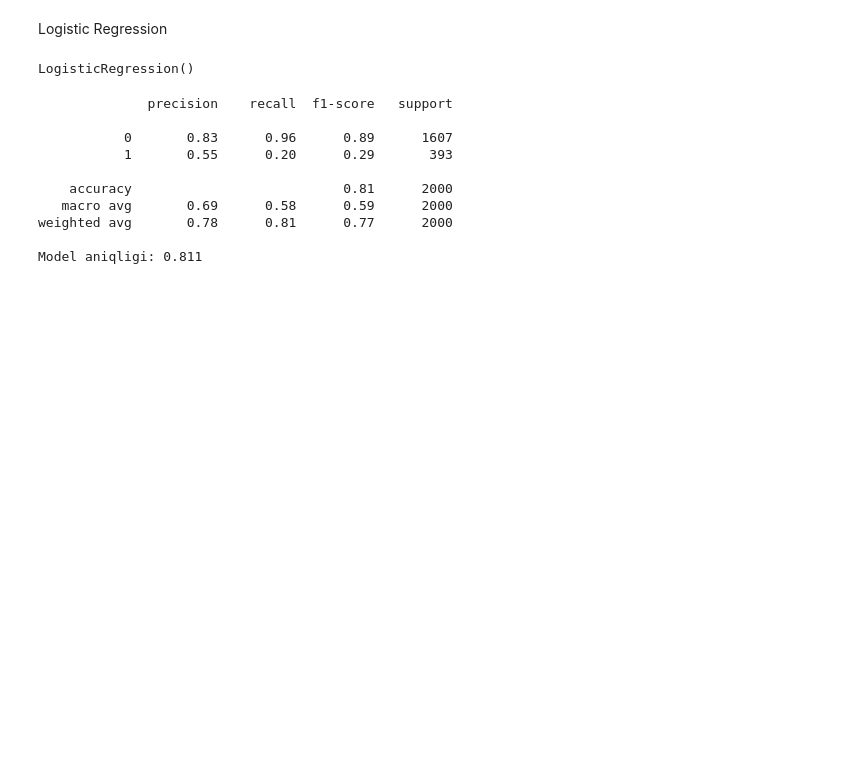
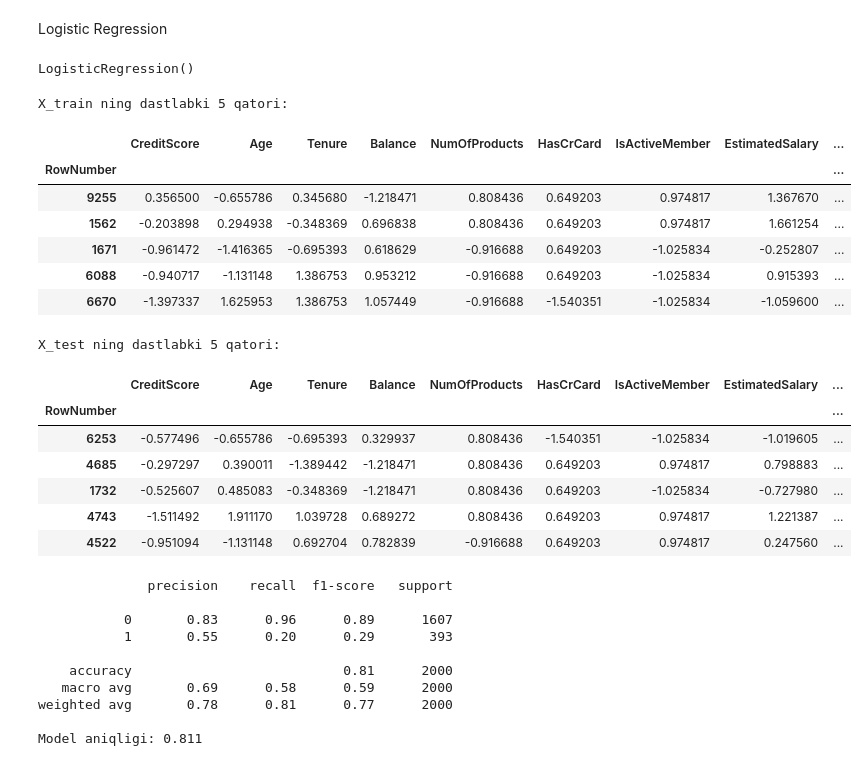
Before and after one commit to abdirimoof/ML, a Jupyter notebook: CUSTOMER_CHURN.ipynb, the cells around one changed output. Saved outputs shown, nothing was run; the diff lists cells and outputs as text; code cells hidden in the pictures; blank space fills up the shorter version.

```diff
--- a/CUSTOMER_CHURN.ipynb
+++ b/CUSTOMER_CHURN.ipynb
@@ -295,13 +305,12 @@ Mavjud bo'lmagan qatorlar %: 0.0%
 # Ma'lumotlarni training va test to'plamlariga ajratish
 X = df.drop('Exited', axis=1)
 y = df['Exited']
-scaler = StandardScaler()
-X = scaler.fit_transform(X)
 
-X_train, X_test, y_train, y_test = train_test_split(X, y, test_size=0.2, random_state=42)
 
-print(f"X_train shakli: {X_train.shape}")
-print(f"X_test shakli: {X_test.shape}")
+X_trains, X_tests, y_train, y_test = train_test_split(X, y, test_size=0.2, random_state=42)
+
+print(f"X_train shakli: {X_trains.shape}")
+print(f"X_test shakli: {X_tests.shape}")
 print(f"y_train shakli: {y_train.shape}")
 print(f"y_test shakli: {y_test.shape}")
 # %% [output]
@@ -317,3 +321,13 @@ Mounted at /content/drive
+# %%
+from IPython.display import display # 'display' funksiyasini qayta import qilish
+
+scaler = StandardScaler()
+X_train = scaler.fit_transform(X_trains)
+X_test = scaler.transform(X_tests)
+
+# Scaled ma'lumotlarni DataFrame'ga qaytarish (agar kerak bo'lsa)
+X_train = pd.DataFrame(X_train, columns=X_trains.columns, index=X_trains.index)
+X_test = pd.DataFrame(X_test, columns=X_tests.columns, index=X_tests.index)
 # %% [markdown]
 Model qurish:
 
@@ -330,6 +344,28 @@ Lr_model = LogisticRegression()
 Lr_model.fit(X_train, y_train)
 # %% [output]
 LogisticRegression()
+# %%
+print("X_train ning dastlabki 5 qatori:")
+display(X_train.head())
+print("X_test ning dastlabki 5 qatori:")
+display(X_test.head())
+# %% [output]
+X_train ning dastlabki 5 qatori:
+|  | CreditScore | Age | Tenure | Balance | NumOfProducts | HasCrCard | IsActiveMember | EstimatedSalary | ... |
+| RowNumber |  |  |  |  |  |  |  |  | ... |
+| 9255 | 0.356500 | -0.655786 | 0.345680 | -1.218471 | 0.808436 | 0.649203 | 0.974817 | 1.367670 | ... |
+| 1562 | -0.203898 | 0.294938 | -0.348369 | 0.696838 | 0.808436 | 0.649203 | 0.974817 | 1.661254 | ... |
+| 1671 | -0.961472 | -1.416365 | -0.695393 | 0.618629 | -0.916688 | 0.649203 | -1.025834 | -0.252807 | ... |
+| 6088 | -0.940717 | -1.131148 | 1.386753 | 0.953212 | -0.916688 | 0.649203 | -1.025834 | 0.915393 | ... |
+| 6670 | -1.397337 | 1.625953 | 1.386753 | 1.057449 | -0.916688 | -1.540351 | -1.025834 | -1.059600 | ... |
+X_test ning dastlabki 5 qatori:
+|  | CreditScore | Age | Tenure | Balance | NumOfProducts | HasCrCard | IsActiveMember | EstimatedSalary | ... |
+| RowNumber |  |  |  |  |  |  |  |  | ... |
+| 6253 | -0.577496 | -0.655786 | -0.695393 | 0.329937 | 0.808436 | -1.540351 | -1.025834 | -1.019605 | ... |
+| 4685 | -0.297297 | 0.390011 | -1.389442 | -1.218471 | 0.808436 | 0.649203 | 0.974817 | 0.798883 | ... |
+| 1732 | -0.525607 | 0.485083 | -0.348369 | -1.218471 | 0.808436 | 0.649203 | -1.025834 | -0.727980 | ... |
+| 4743 | -1.511492 | 1.911170 | 1.039728 | 0.689272 | 0.808436 | 0.649203 | 0.974817 | 1.221387 | ... |
+| 4522 | -0.951094 | -1.131148 | 0.692704 | 0.782839 | -0.916688 | 0.649203 | 0.974817 | 0.247560 | ... |
 # %%
 y_predict_LR = Lr_model.predict(X_test)
 # %%
```
Also changed, not shown: parts of 10 cells of this notebook.
